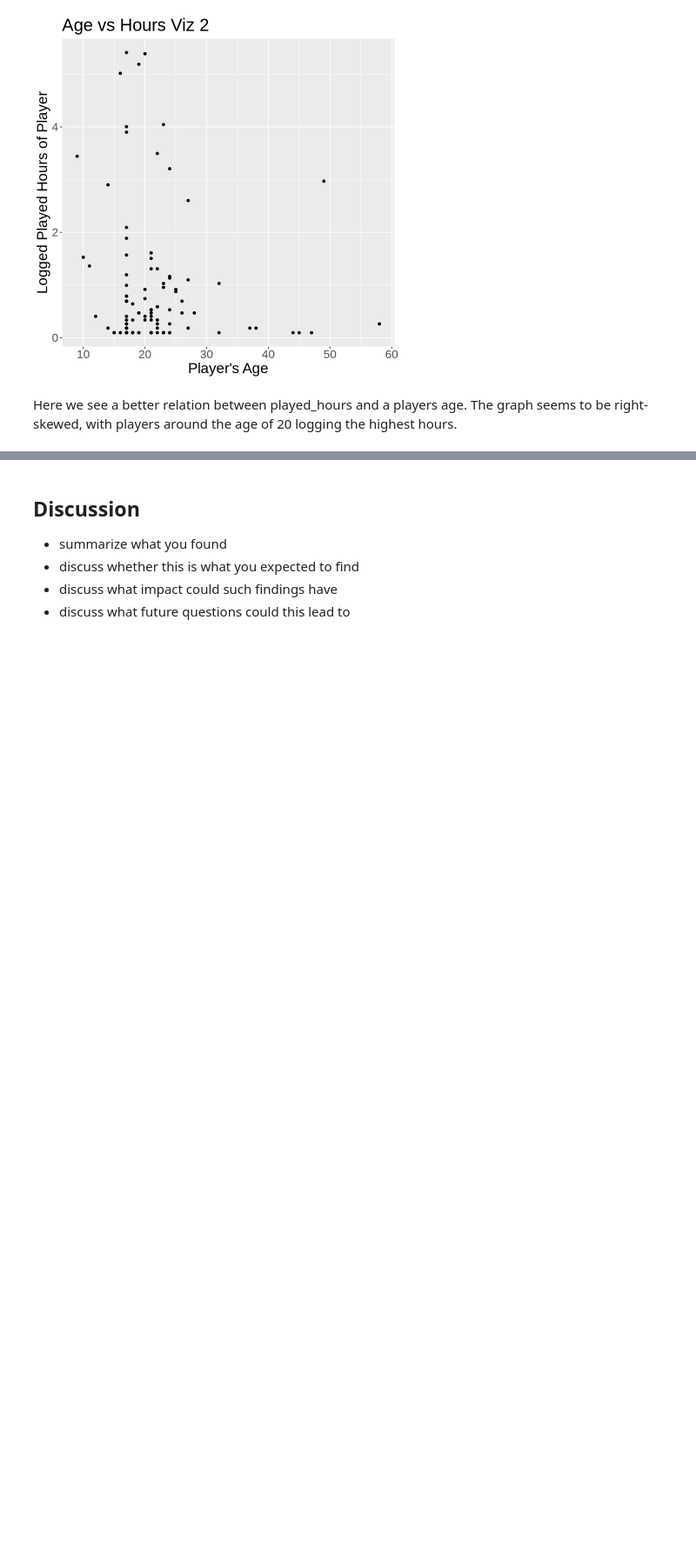
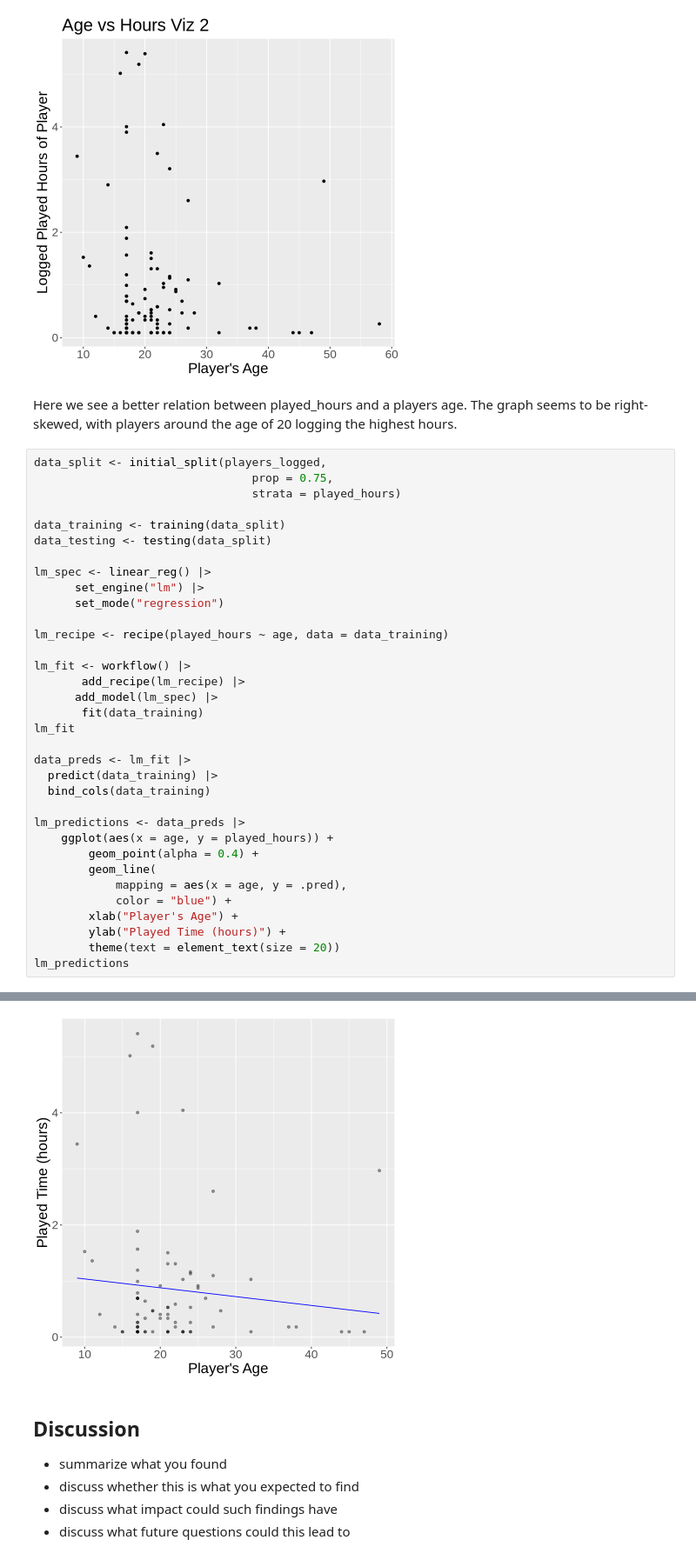
Before and after one commit to GraySchi/DSCI-Project-004-Group4, a Jupyter notebook: Group4_Project.ipynb, the cells around one changed output, grey strips where cells are left out. Shown at 87% size. Cells and saved outputs as stored; diff of their text form; blank space fills up the shorter version.

Commit message:
Added Prediction model and data split

```diff
--- a/Group4_Project.ipynb
+++ b/Group4_Project.ipynb
@@ -108,3 +124,38 @@ logged_plot
 [figure]
 # %% [markdown]
 Here we see a better relation between played_hours and a players age. The graph seems to be right-skewed, with players around the age of 20 logging the highest hours.
+# %%
+data_split <- initial_split(players_logged,
+                                prop = 0.75,
+                                strata = played_hours)
+
+data_training <- training(data_split)
+data_testing <- testing(data_split)
+
+lm_spec <- linear_reg() |>
+      set_engine("lm") |>
+      set_mode("regression")
+
+lm_recipe <- recipe(played_hours ~ age, data = data_training)
+
+lm_fit <- workflow() |>
+       add_recipe(lm_recipe) |>
+      add_model(lm_spec) |>
+       fit(data_training)
+lm_fit
+
+data_preds <- lm_fit |>
+  predict(data_training) |>
+  bind_cols(data_training)
+
+lm_predictions <- data_preds |>
+    ggplot(aes(x = age, y = played_hours)) +
+        geom_point(alpha = 0.4) +
+        geom_line(
+            mapping = aes(x = age, y = .pred),
+            color = "blue") +
+        xlab("Player's Age") +
+        ylab("Played Time (hours)") +
+        theme(text = element_text(size = 20))
+lm_predictions
+# %% [output]
@@ -111,3 +177,4 @@ Here we see a better relation between played_hours and a players age. The graph
+[figure, added]
 # %% [markdown]
 ## Discussion
 - summarize what you found
```
Also changed, not shown: parts of 3 cells of this notebook.
